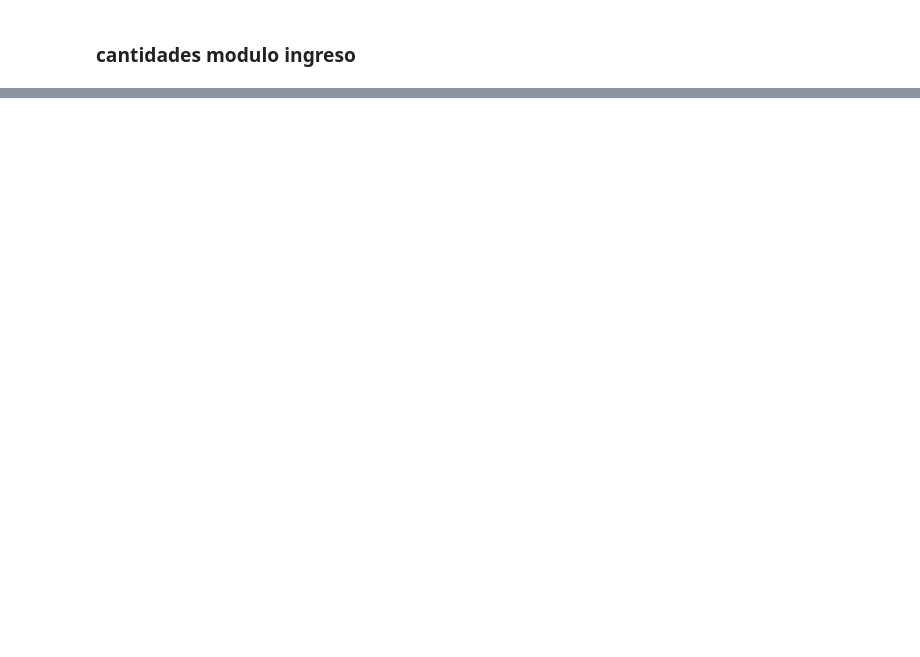
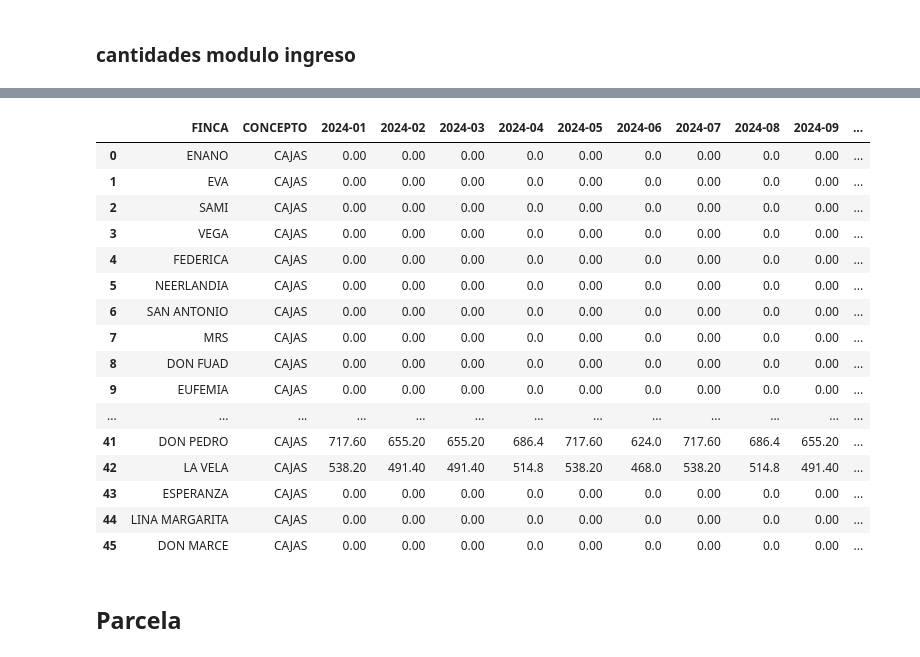
Before and after one commit to ngarrido24/mano_de_obra_agrovid, a Jupyter notebook: mano_de_obra.ipynb, the cells around one changed output, grey strips where cells are left out. Cells and saved outputs as stored; diff of their text form; code cells hidden in the pictures; blank space fills up the shorter version.

```diff
--- a/mano_de_obra.ipynb
+++ b/mano_de_obra.ipynb
@@ -830,0 +1010,13 @@ np.float64(2696566839.516657)
+# %%
+volum_file_matrix_binaria = (volum_file_matrix > 0).astype(int)
+# %%
+full_matrix_100020 = full_matrix[full_matrix['ID'] == 100020]
+factor_100020 = full_matrix_100020.FACTOR.reset_index(drop=True)
+# %%
+quantity_df_100020 = calculate_volume_distribution_factor(
+        volum_file_matrix_binaria,
+        volum_distribution_matrix,
+        volum_file_subset,
+        month_columns,
+        factor_100020
+    )
@@ -830,0 +1026,22 @@ np.float64(2696566839.516657)
+# %%
+quantity_df_100020
+# %% [output]
+|  | FINCA | CONCEPTO | 2024-01 | 2024-02 | 2024-03 | 2024-04 | 2024-05 | 2024-06 | 2024-07 | 2024-08 | 2024-09 | ... |
+| 0 | ENANO | CAJAS | 0.00 | 0.00 | 0.00 | 0.0 | 0.00 | 0.0 | 0.00 | 0.0 | 0.00 | ... |
+| 1 | EVA | CAJAS | 0.00 | 0.00 | 0.00 | 0.0 | 0.00 | 0.0 | 0.00 | 0.0 | 0.00 | ... |
+| 2 | SAMI | CAJAS | 0.00 | 0.00 | 0.00 | 0.0 | 0.00 | 0.0 | 0.00 | 0.0 | 0.00 | ... |
+| 3 | VEGA | CAJAS | 0.00 | 0.00 | 0.00 | 0.0 | 0.00 | 0.0 | 0.00 | 0.0 | 0.00 | ... |
+| 4 | FEDERICA | CAJAS | 0.00 | 0.00 | 0.00 | 0.0 | 0.00 | 0.0 | 0.00 | 0.0 | 0.00 | ... |
+| 5 | NEERLANDIA | CAJAS | 0.00 | 0.00 | 0.00 | 0.0 | 0.00 | 0.0 | 0.00 | 0.0 | 0.00 | ... |
+| 6 | SAN ANTONIO | CAJAS | 0.00 | 0.00 | 0.00 | 0.0 | 0.00 | 0.0 | 0.00 | 0.0 | 0.00 | ... |
+| 7 | MRS | CAJAS | 0.00 | 0.00 | 0.00 | 0.0 | 0.00 | 0.0 | 0.00 | 0.0 | 0.00 | ... |
+| 8 | DON FUAD | CAJAS | 0.00 | 0.00 | 0.00 | 0.0 | 0.00 | 0.0 | 0.00 | 0.0 | 0.00 | ... |
+| 9 | EUFEMIA | CAJAS | 0.00 | 0.00 | 0.00 | 0.0 | 0.00 | 0.0 | 0.00 | 0.0 | 0.00 | ... |
+| ... | ... | ... | ... | ... | ... | ... | ... | ... | ... | ... | ... | ... |
+| 41 | DON PEDRO | CAJAS | 717.60 | 655.20 | 655.20 | 686.4 | 717.60 | 624.0 | 717.60 | 686.4 | 655.20 | ... |
+| 42 | LA VELA | CAJAS | 538.20 | 491.40 | 491.40 | 514.8 | 538.20 | 468.0 | 538.20 | 514.8 | 491.40 | ... |
+| 43 | ESPERANZA | CAJAS | 0.00 | 0.00 | 0.00 | 0.0 | 0.00 | 0.0 | 0.00 | 0.0 | 0.00 | ... |
+| 44 | LINA MARGARITA | CAJAS | 0.00 | 0.00 | 0.00 | 0.0 | 0.00 | 0.0 | 0.00 | 0.0 | 0.00 | ... |
+| 45 | DON MARCE | CAJAS | 0.00 | 0.00 | 0.00 | 0.0 | 0.00 | 0.0 | 0.00 | 0.0 | 0.00 | ... |
+# %% [markdown]
+## Parcela
```
Also changed, not shown: parts of 41 cells of this notebook, 1 other file.
